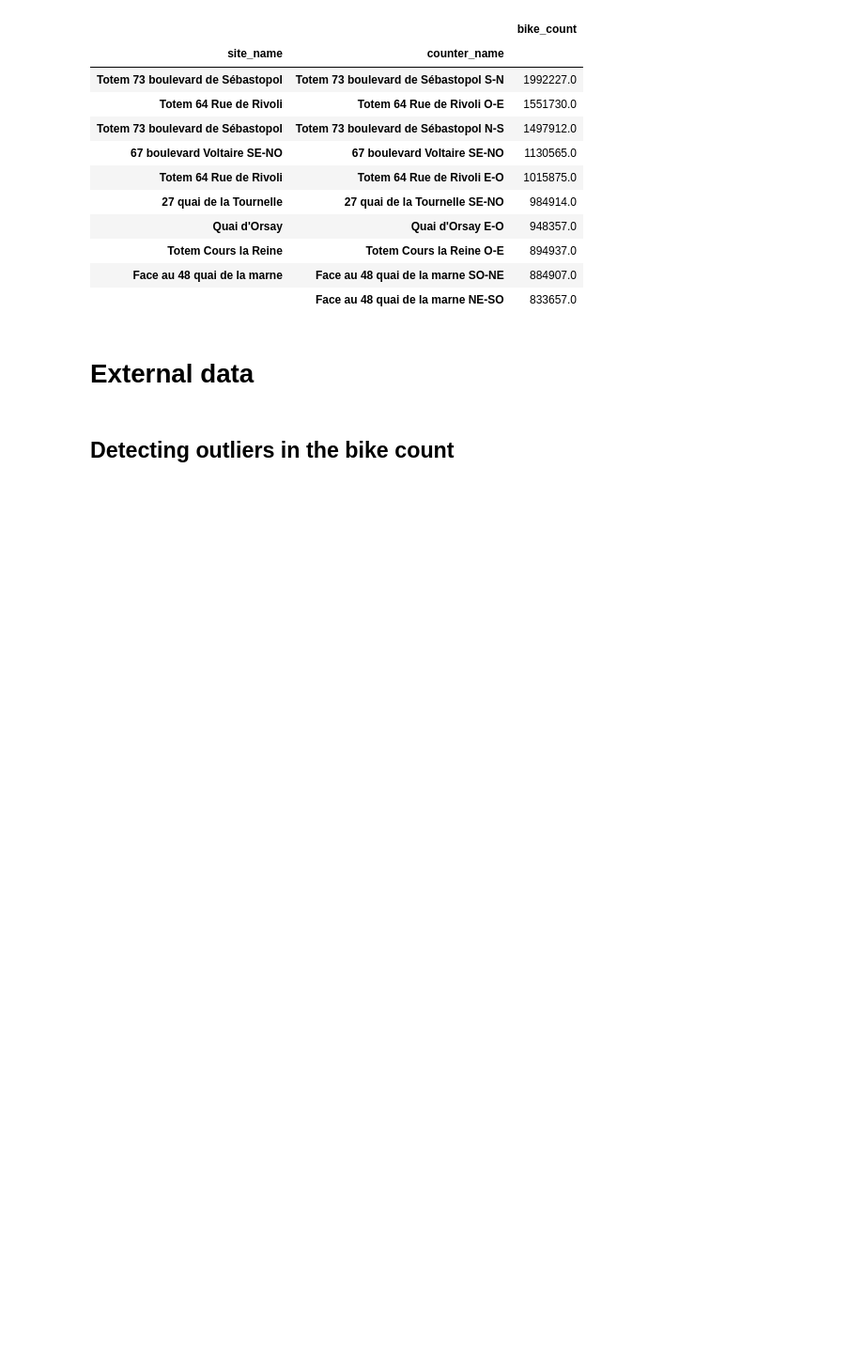
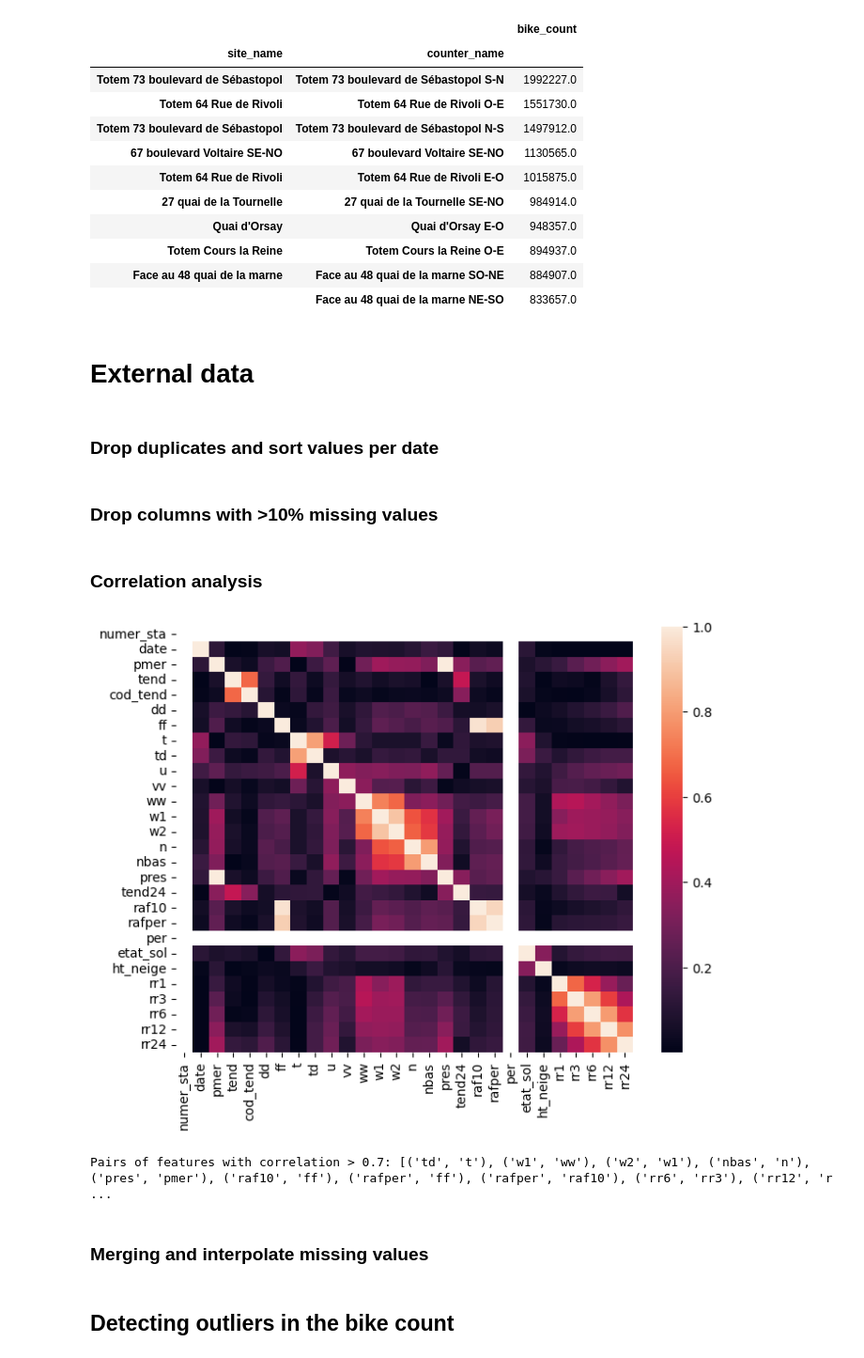
Before and after one commit to Turoc234/bike_counters_Malo_Artus, a Jupyter notebook: bike_counters_starting_kit.ipynb, the cells around one changed output. Shown: that part at 94% size. Cells and saved outputs as stored; diff of their text form; code cells hidden in the pictures; blank space fills up the shorter version.

Commit message:
correlation analysis data2

```diff
--- a/bike_counters_starting_kit.ipynb
+++ b/bike_counters_starting_kit.ipynb
@@ -114,9 +114,13 @@ We have a 30 counting sites where sometimes multiple counters are installed per
 |  | Face au 48 quai de la marne NE-SO | 833657.0 |
 # %% [markdown]
 # External data
+# %% [markdown]
+### Drop duplicates and sort values per date
 # %%
 data2 = pd.read_csv(Path("data") / 'external_data.csv')
 data2['date']=pd.to_datetime(data2['date'])
 data2 = data2.drop_duplicates()
 data2 = data2.sort_values(by='date')
+# %% [markdown]
+### Drop columns with >10% missing values
 # %%
@@ -124,3 +128,26 @@ data2 = data2.sort_values(by='date')
 nan_percentage = data2.isna().mean()
 columns_to_drop = nan_percentage[nan_percentage > 0.1].index
 data2 = data2.drop(columns=columns_to_drop)
+# %% [markdown]
+### Correlation analysis
+# %%
+correlation_matrix = data2.corr().abs()
+plt.figure(figsize=(8,6))
+sns.heatmap(data2.corr().abs());
+# %% [output]
+[figure, added]
+# %%
+mask = np.triu(np.ones(correlation_matrix.shape), k=1).astype(bool)
+
+# Extract features with correlation > 0.7
+high_correlation_features = [
+    (col1, col2)
+    for col1 in correlation_matrix.columns
+    for col2 in correlation_matrix.columns
+    if 0.7 < correlation_matrix.loc[col1, col2] < 1 and not mask[correlation_matrix.columns.get_loc(col1), correlation_matrix.columns.get_loc(col2)]
+]
+
+# Print or use the high_correlation_features list as needed
+print("Pairs of features with correlation > 0.7:", high_correlation_features)
+# %% [output]
+Pairs of features with correlation > 0.7: [('td', 't'), ('w1', 'ww'), ('w2', 'w1'), ('nbas', 'n'), ('pres', 'pmer'), ('raf10', 'ff'), ('rafper', 'ff'), ('rafper', 'raf10'), ('rr6', 'rr3'), ('rr12', 'r ...
@@ -127,3 +157,5 @@ data2 = data2.drop(columns=columns_to_drop)
+# %% [markdown]
+### Merging and interpolate missing values
 # %%
 merged_df = pd.merge(data, data2, on='date', how='left')
 columns_to_interpolate = merged_df.iloc[:, 5:]
```
Also changed, not shown: parts of 2 cells of this notebook.
